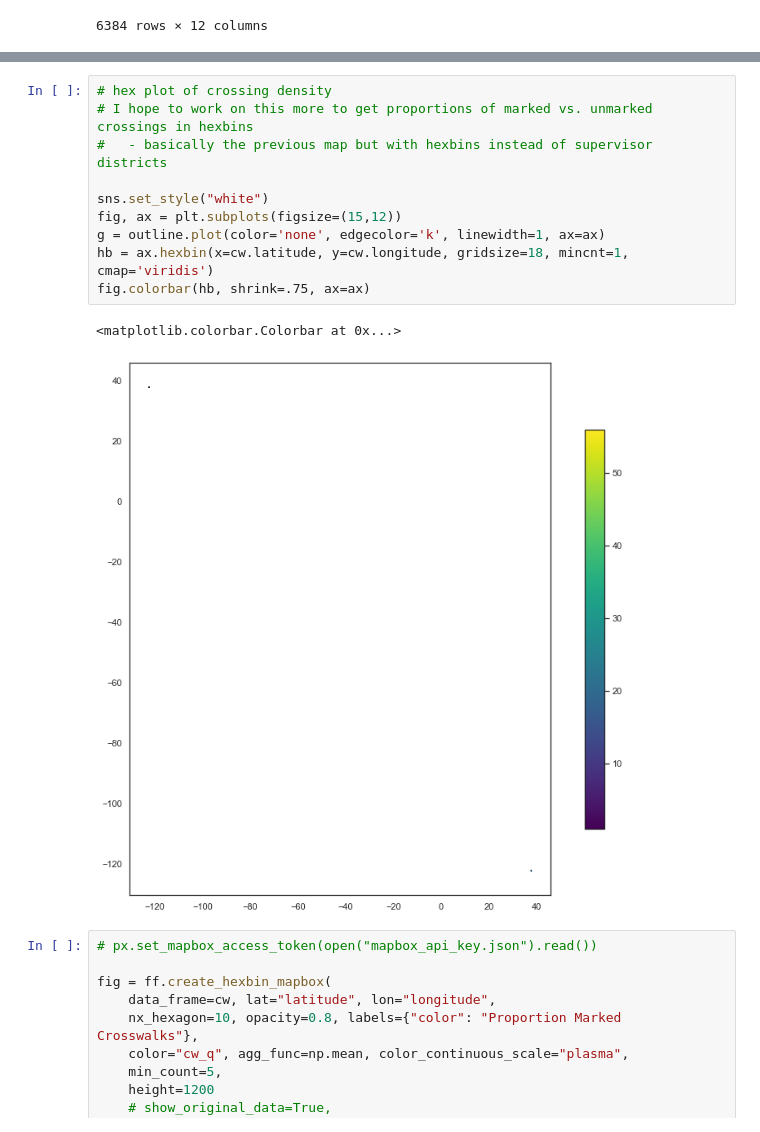
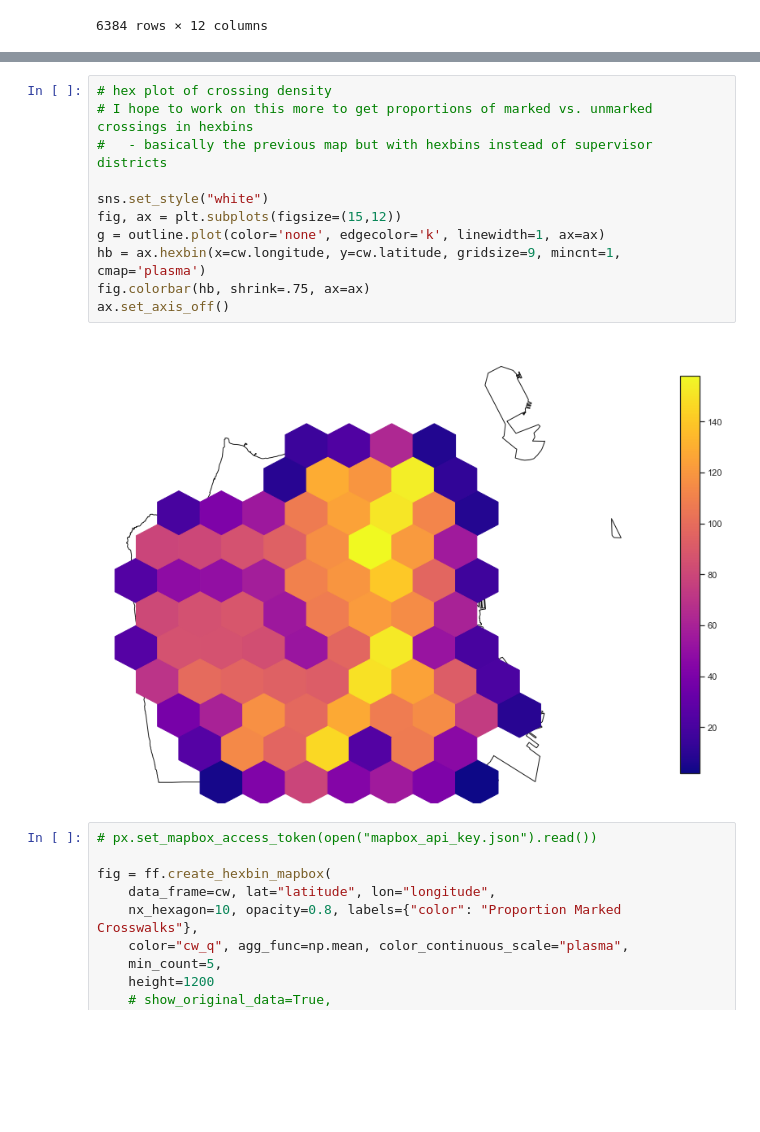
Before and after one commit to hua-mike/cp255-project, a Jupyter notebook: cp255-project-nb.ipynb, the cells around one changed output, grey strips where cells are left out. Saved outputs shown, nothing was run; the diff lists cells and outputs as text; blank space fills up the shorter version.

Commit message:
Tweaking plot formatting

```diff
--- a/cp255-project-nb.ipynb
+++ b/cp255-project-nb.ipynb
@@ -176,16 +175,16 @@ ax.set_axis_off()
 # %%
 # hex plot of crossing density
 # I hope to work on this more to get proportions of marked vs. unmarked crossings in hexbins
 #   - basically the previous map but with hexbins instead of supervisor districts
 
 sns.set_style("white")
 fig, ax = plt.subplots(figsize=(15,12))
 g = outline.plot(color='none', edgecolor='k', linewidth=1, ax=ax)
-hb = ax.hexbin(x=cw.latitude, y=cw.longitude, gridsize=18, mincnt=1, cmap='viridis')
+hb = ax.hexbin(x=cw.longitude, y=cw.latitude, gridsize=9, mincnt=1, cmap='plasma')
 fig.colorbar(hb, shrink=.75, ax=ax)
+ax.set_axis_off()
 # %% [output]
-<matplotlib.colorbar.Colorbar at 0x...>
-[figure, old version]
+[figure, new version]
 # %%
 # px.set_mapbox_access_token(open("mapbox_api_key.json").read())
 
```
Also changed, not shown: parts of 13 cells of this notebook.
